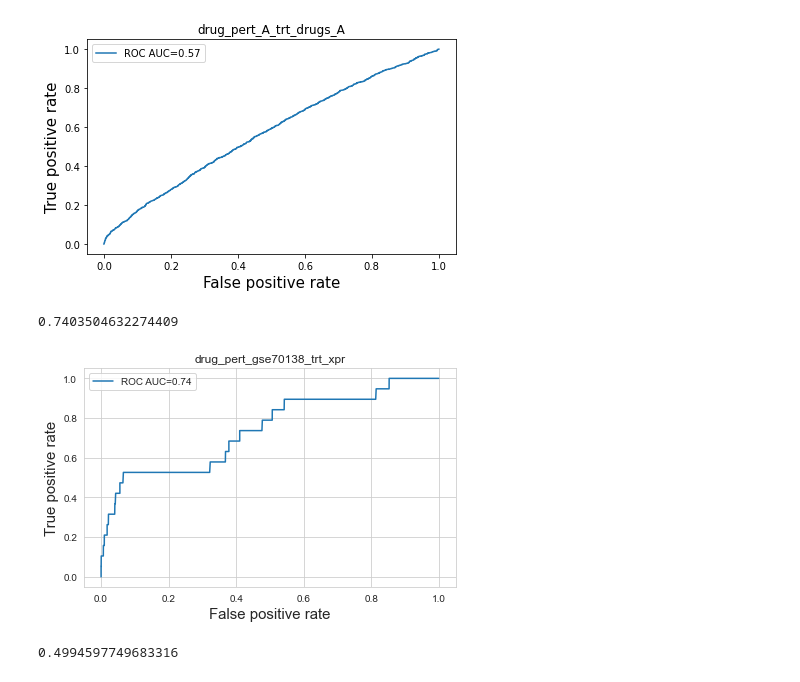
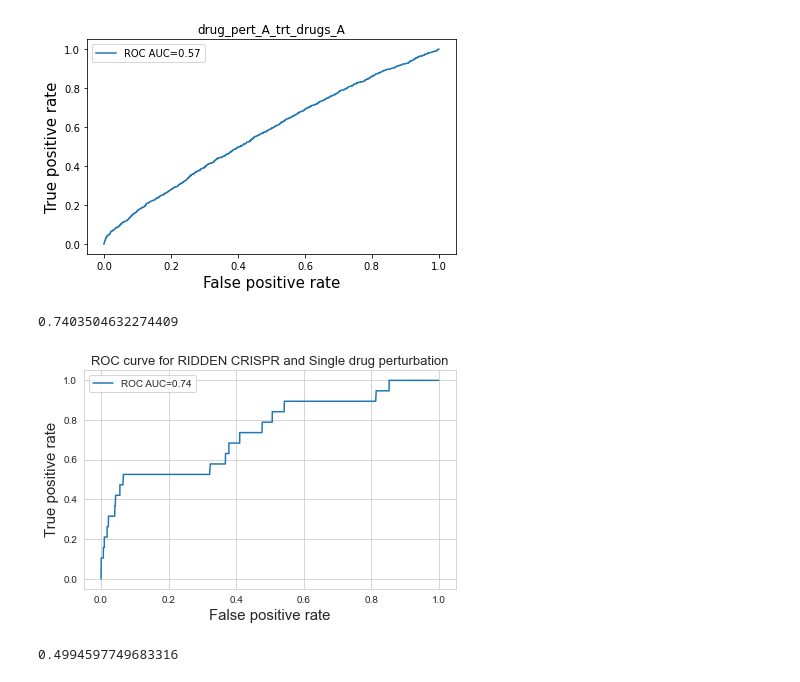
Before and after one commit to Vargeszti/Thesis, a Jupyter notebook: code/similarities.ipynb, the cells around one changed output. Saved outputs shown, nothing was run; the diff lists cells and outputs as text; code cells hidden in the pictures.

```diff
--- a/code/similarities.ipynb
+++ b/code/similarities.ipynb
@@ -680,10 +680,11 @@ def drug_lincs_compare(similarity_name) :
     plt.tight_layout()
 # %%
 drug_lincs_compare('drug_pert_gse70138_trt_xpr')
+plt.title('ROC curve for RIDDEN CRISPR and Single drug perturbation', size=13)
 plt.savefig('../pictures/CRISPR_drug')
 # %% [output]
 0.7403504632274409
-[figure, old version]
+[figure, new version]
 # %%
 drug_lincs_compare('drug_pert_gse70138_trt_xpr_A')
 # %% [output]
```
Also changed, not shown: parts of 4 cells of this notebook, 1 other file.
